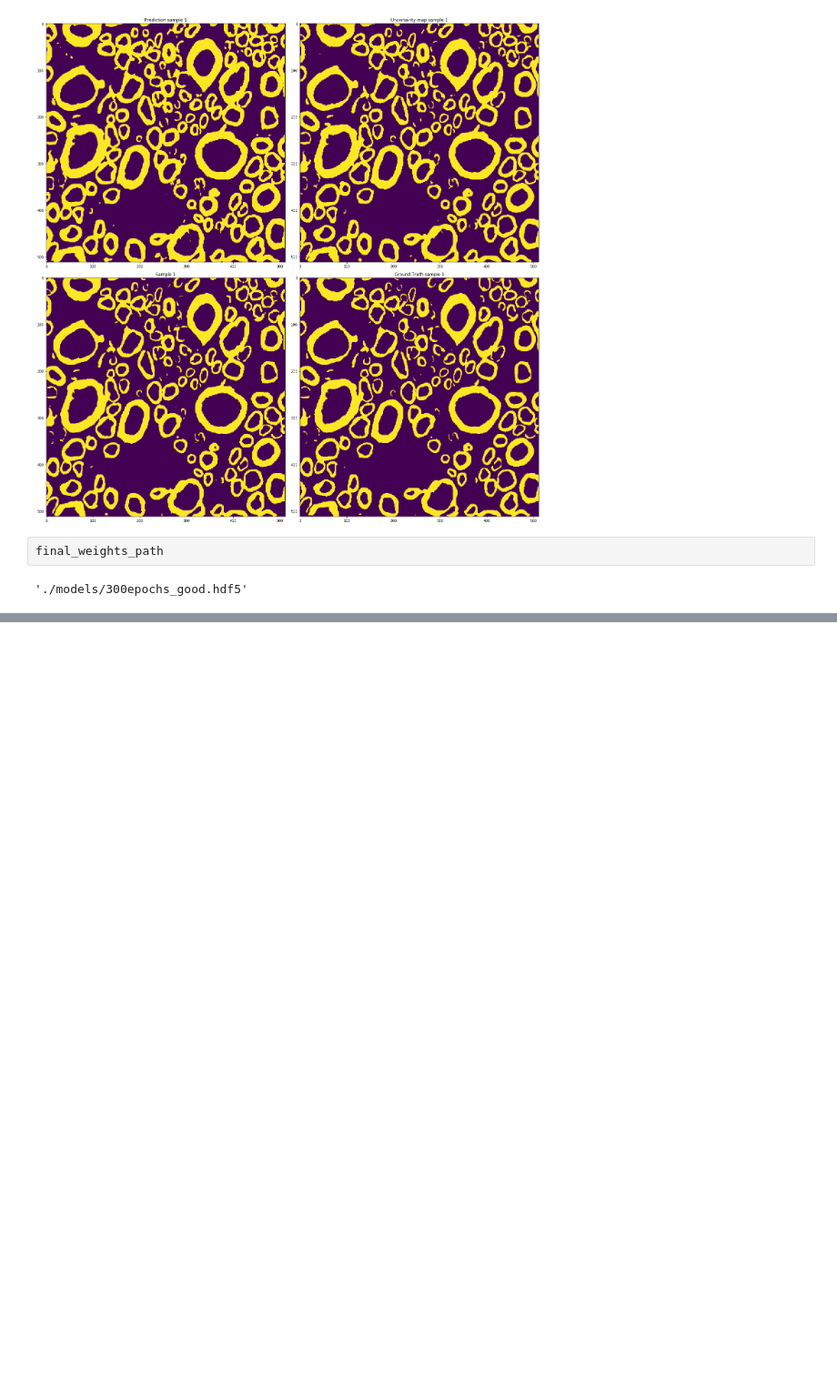
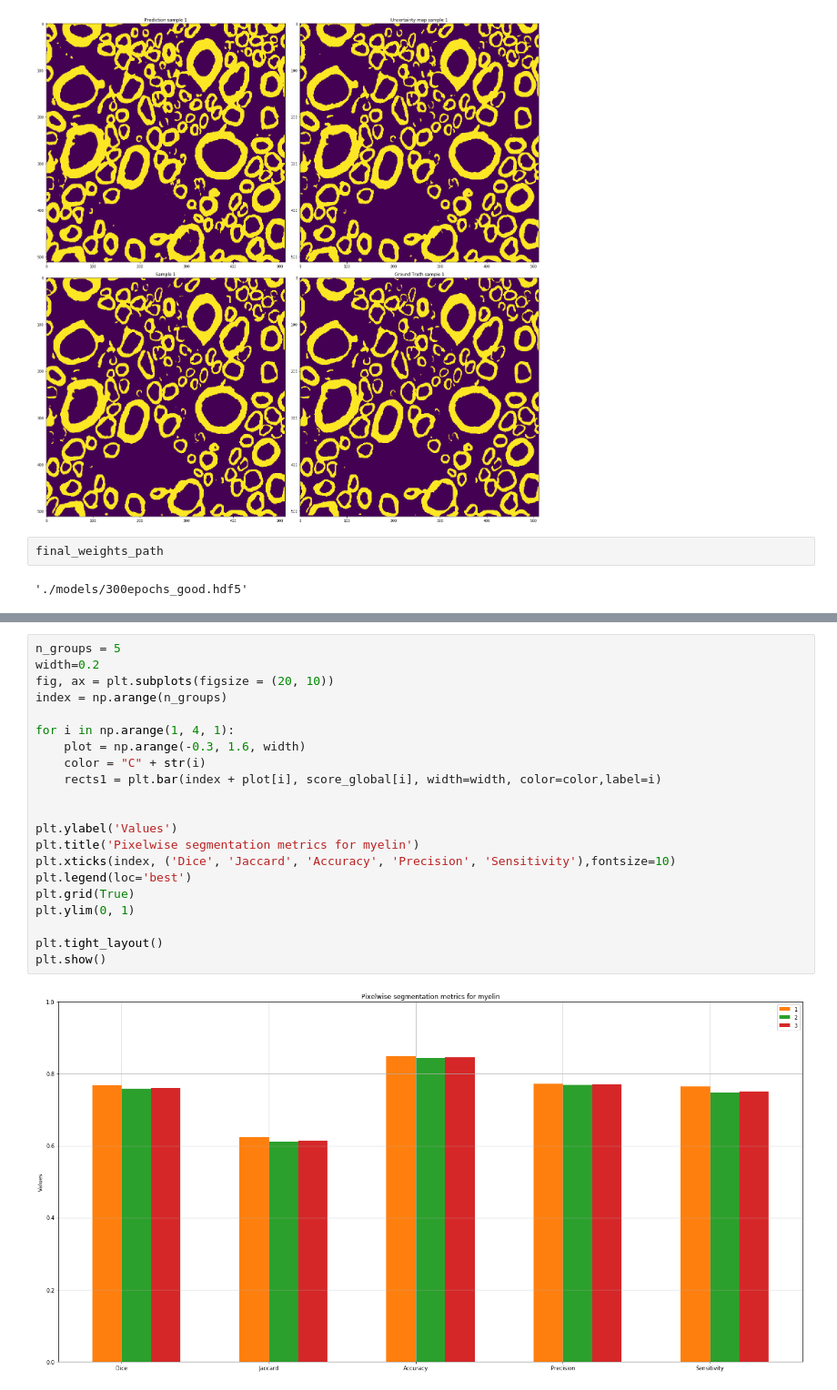
Before and after one commit to neuropoly/deep-active-learning, a Jupyter notebook: ceal/uncertainty_scratch_1809_ergo.ipynb, the cells around one changed output, grey strips where cells are left out. Shown at 91% size. Saved outputs shown, nothing was run; the diff lists cells and outputs as text; blank space fills up the shorter version.

```diff
--- a/ceal/uncertainty_scratch_1809_ergo.ipynb
+++ b/ceal/uncertainty_scratch_1809_ergo.ipynb
@@ -701,0 +783,23 @@ for model_path in [model1_path, model2_path, model3_path]:
+# %%
+n_groups = 5
+width=0.2
+fig, ax = plt.subplots(figsize = (20, 10))
+index = np.arange(n_groups)
+
+for i in np.arange(1, 4, 1):
+    plot = np.arange(-0.3, 1.6, width)
+    color = "C" + str(i)
+    rects1 = plt.bar(index + plot[i], score_global[i], width=width, color=color,label=i)
+
+
+plt.ylabel('Values')
+plt.title('Pixelwise segmentation metrics for myelin')
+plt.xticks(index, ('Dice', 'Jaccard', 'Accuracy', 'Precision', 'Sensitivity'),fontsize=10)
+plt.legend(loc='best')
+plt.grid(True)
+plt.ylim(0, 1)
+
+plt.tight_layout()
+plt.show()
+# %% [output]
+[figure, added]
```
Also changed, not shown: parts of 6 cells of this notebook.
